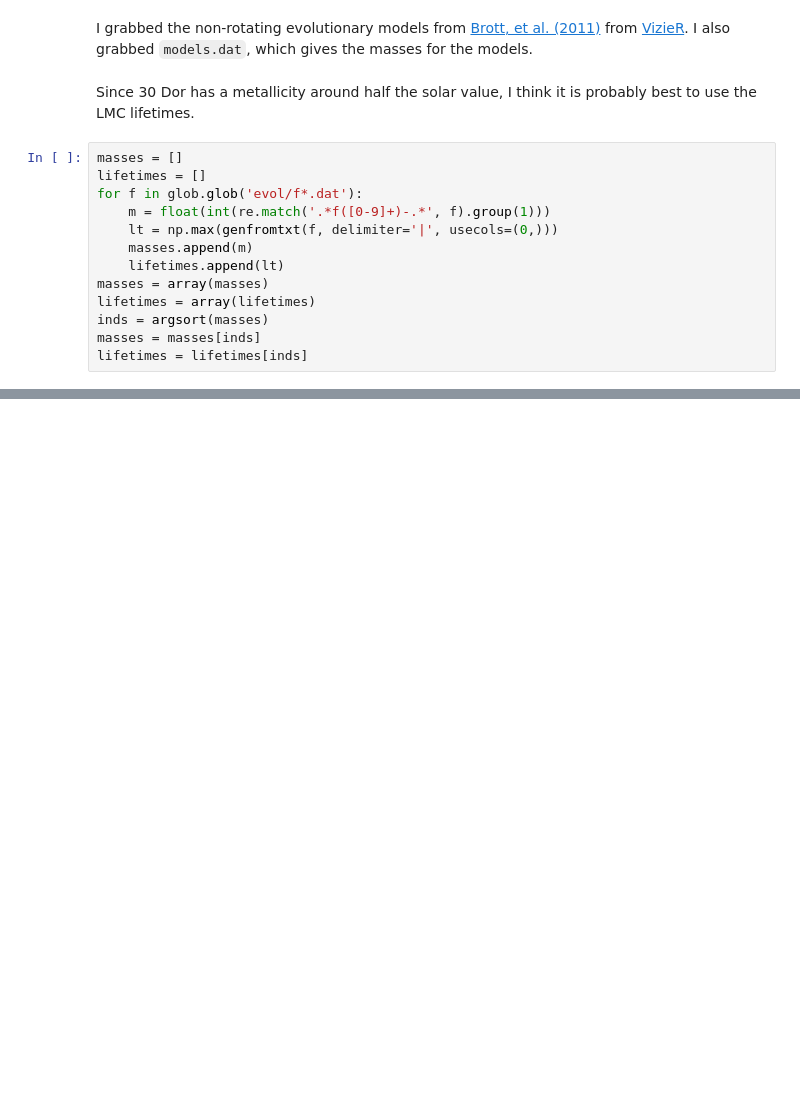
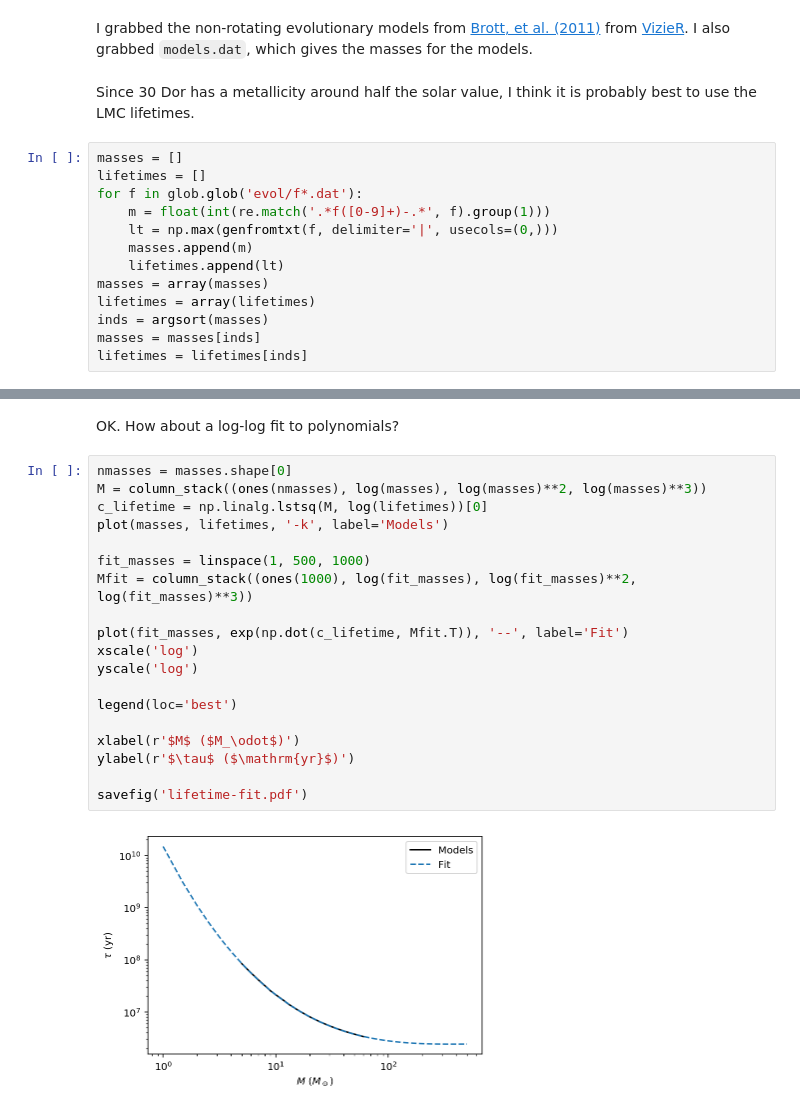
Before and after one commit to farr/30DorIMF, a Jupyter notebook: IMF.ipynb, the cells around one changed output, grey strips where cells are left out. Cells and saved outputs as stored; diff of their text form; blank space fills up the shorter version.

```diff
--- a/IMF.ipynb
+++ b/IMF.ipynb
@@ -84,0 +97,23 @@ ylabel(r'$\tau$ ($\mathrm{yr}$)')
+# %% [markdown]
+OK.  How about a log-log fit to polynomials?
+# %%
+nmasses = masses.shape[0]
+M = column_stack((ones(nmasses), log(masses), log(masses)**2, log(masses)**3))
+c_lifetime = np.linalg.lstsq(M, log(lifetimes))[0]
+plot(masses, lifetimes, '-k', label='Models')
+
+fit_masses = linspace(1, 500, 1000)
+Mfit = column_stack((ones(1000), log(fit_masses), log(fit_masses)**2, log(fit_masses)**3))
+
+plot(fit_masses, exp(np.dot(c_lifetime, Mfit.T)), '--', label='Fit')
+xscale('log')
+yscale('log')
+
+legend(loc='best')
+
+xlabel(r'$M$ ($M_\odot$)')
+ylabel(r'$\tau$ ($\mathrm{yr}$)')
+
+savefig('lifetime-fit.pdf')
+# %% [output]
+[figure, added]
```
Also changed, not shown: parts of 5 cells of this notebook, 3 other files.
